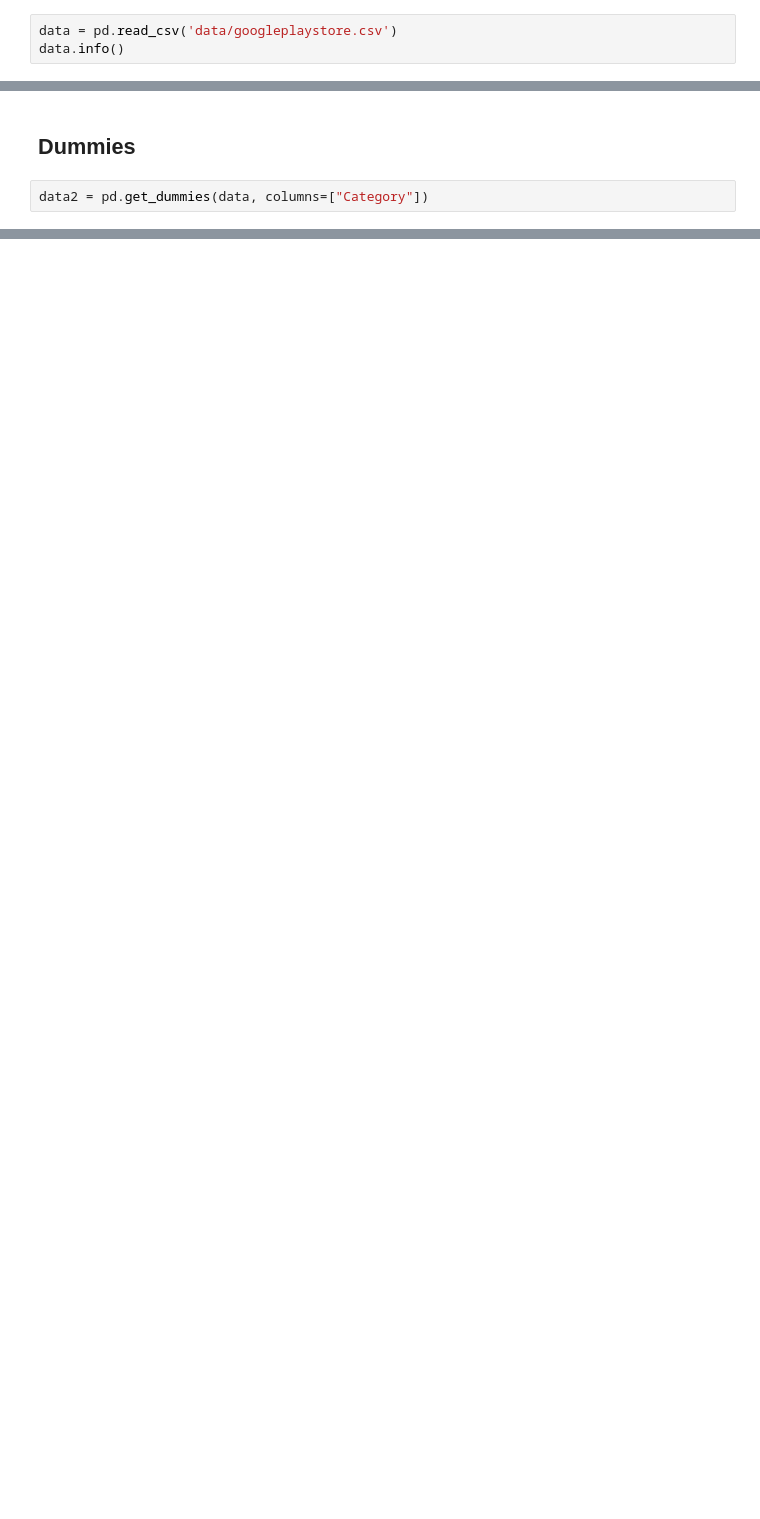
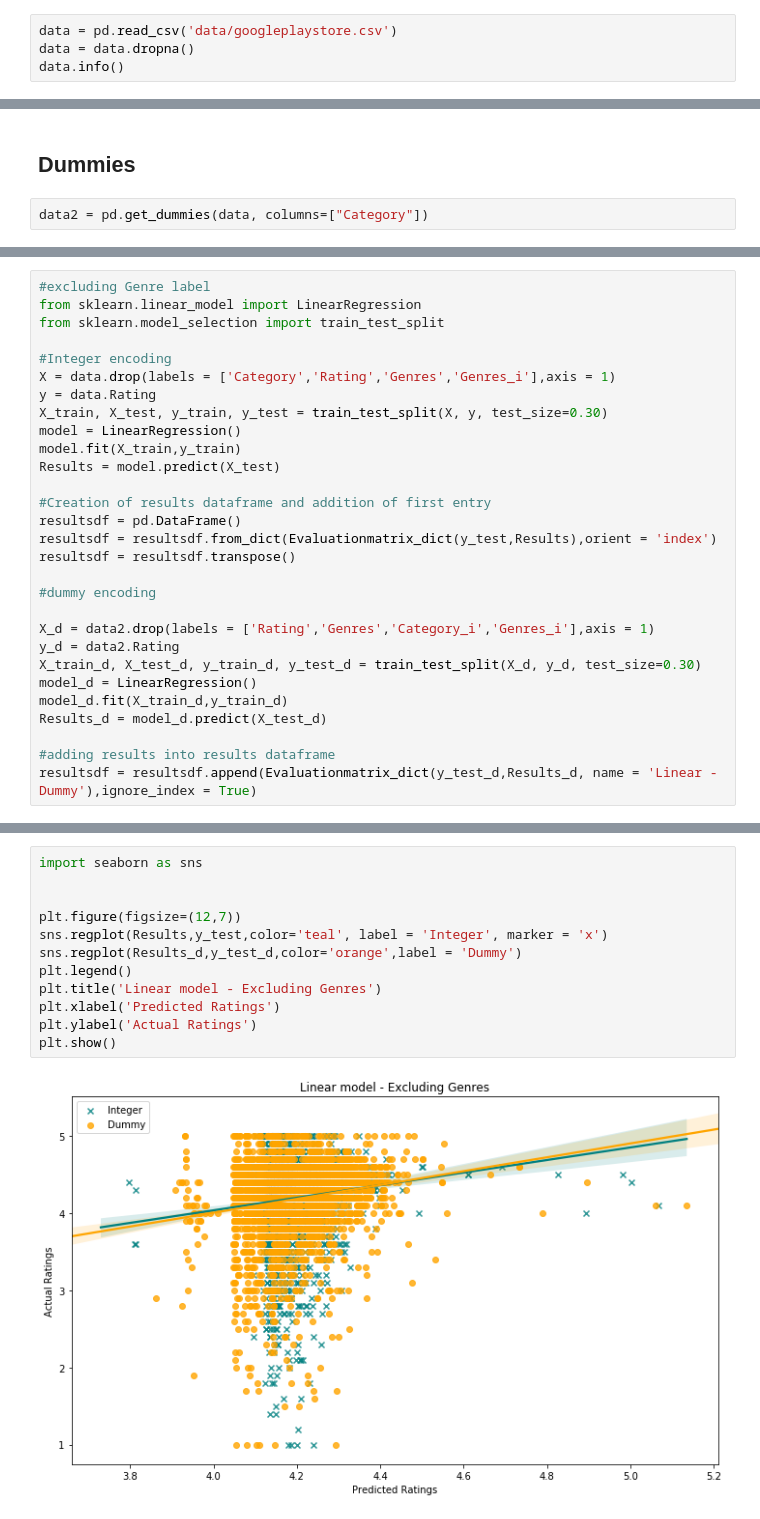
Before and after one commit to Filinouns/AAMD, a Jupyter notebook: PF/Práctica Final.ipynb, the cells around one changed output, grey strips where cells are left out. Saved outputs shown, nothing was run; the diff lists cells and outputs as text; blank space fills up the shorter version.

```diff
--- a/PF/Práctica Final.ipynb
+++ b/PF/Práctica Final.ipynb
@@ -42,6 +42,7 @@ from sklearn import metrics
 ### Lectura de los datos - Representacion de los tipos de datos
 # %%
 data = pd.read_csv('data/googleplaystore.csv')
+data = data.dropna()
 data.info()
 # %% [output]
 <class 'pandas.core.frame.DataFrame'>
@@ -229,0 +276,29 @@ data2.head()
+# %%
+#excluding Genre label
+from sklearn.linear_model import LinearRegression
+from sklearn.model_selection import train_test_split
+
+#Integer encoding
+X = data.drop(labels = ['Category','Rating','Genres','Genres_i'],axis = 1)
+y = data.Rating
+X_train, X_test, y_train, y_test = train_test_split(X, y, test_size=0.30)
+model = LinearRegression()
+model.fit(X_train,y_train)
+Results = model.predict(X_test)
+
+#Creation of results dataframe and addition of first entry
+resultsdf = pd.DataFrame()
+resultsdf = resultsdf.from_dict(Evaluationmatrix_dict(y_test,Results),orient = 'index')
+resultsdf = resultsdf.transpose()
+
+#dummy encoding
+
+X_d = data2.drop(labels = ['Rating','Genres','Category_i','Genres_i'],axis = 1)
+y_d = data2.Rating
+X_train_d, X_test_d, y_train_d, y_test_d = train_test_split(X_d, y_d, test_size=0.30)
+model_d = LinearRegression()
+model_d.fit(X_train_d,y_train_d)
+Results_d = model_d.predict(X_test_d)
+
+#adding results into results dataframe
+resultsdf = resultsdf.append(Evaluationmatrix_dict(y_test_d,Results_d, name = 'Linear - Dummy'),ignore_index = True)
@@ -229,0 +307,14 @@ data2.head()
+# %%
+import seaborn as sns
+
+
+plt.figure(figsize=(12,7))
+sns.regplot(Results,y_test,color='teal', label = 'Integer', marker = 'x')
+sns.regplot(Results_d,y_test_d,color='orange',label = 'Dummy')
+plt.legend()
+plt.title('Linear model - Excluding Genres')
+plt.xlabel('Predicted Ratings')
+plt.ylabel('Actual Ratings')
+plt.show()
+# %% [output]
+[figure, added]
```
Also changed, not shown: parts of 24 cells of this notebook, 1 other file.
